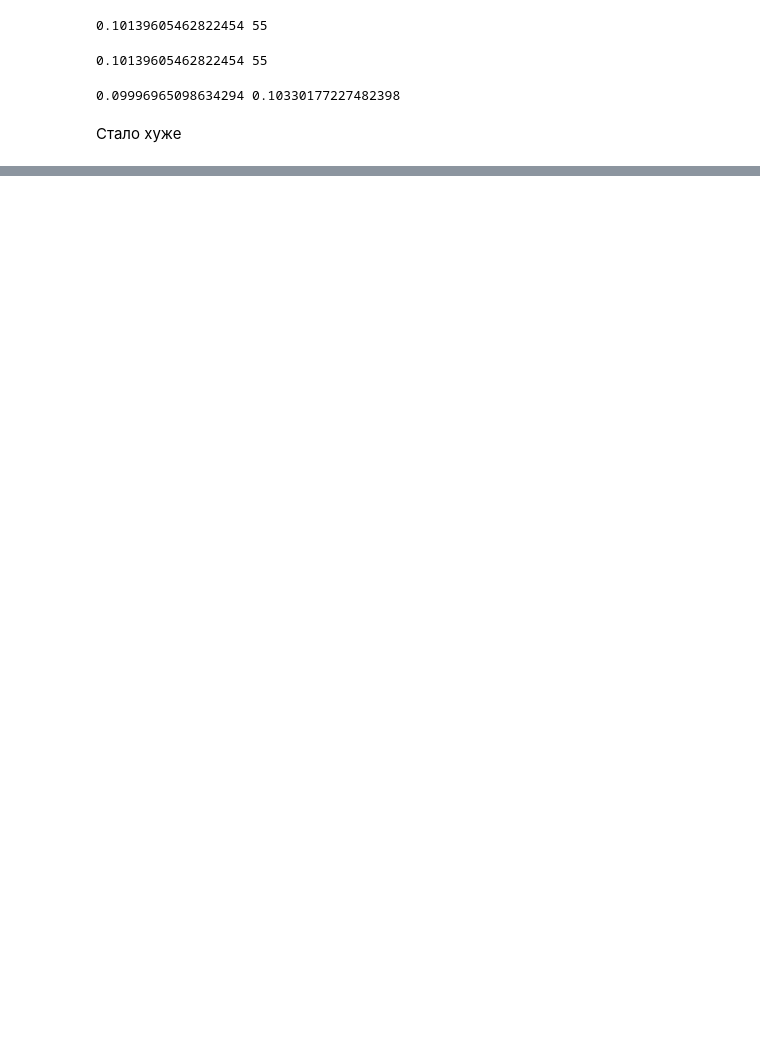
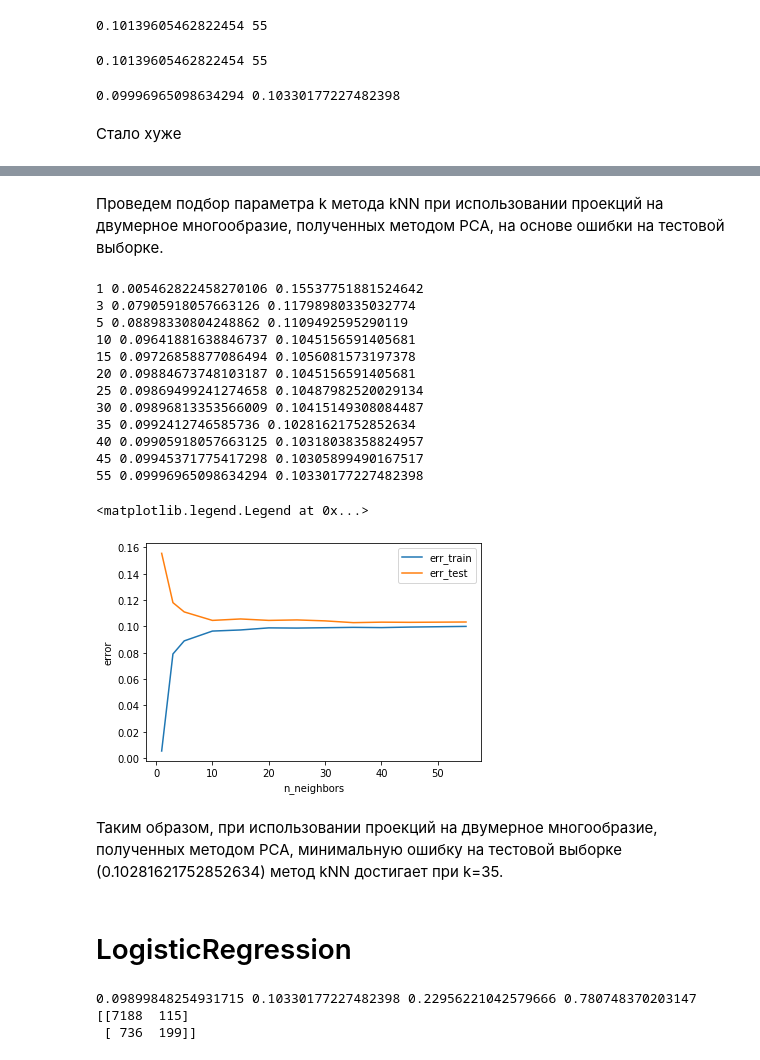
Before and after one commit to katerina394/Machine-Learning, a Jupyter notebook: Bank-marketing.ipynb, the cells around one changed output, grey strips where cells are left out. Saved outputs shown, nothing was run; the diff lists cells and outputs as text; code cells hidden in the pictures; blank space fills up the shorter version.

```diff
--- a/Bank-marketing.ipynb
+++ b/Bank-marketing.ipynb
@@ -1329,0 +1011,66 @@ plt.show()
+# %% [markdown]
+ Проведем подбор параметра k метода kNN при использовании проекций на двумерное многообразие, полученных методом PCA, на основе ошибки на тестовой выборке.
+# %%
+pca = PCA(n_components=2)
+principalComponents_train = pca.fit_transform(X_train)
+principalComponents_test = pca.fit_transform(X_test)
+nnb = [1, 3, 5, 10, 15, 20, 25, 30, 35, 40, 45, 55]
+err_train_list = []
+err_test_list = []
+for k in nnb:
+    knn = KNeighborsClassifier(n_neighbors=k)
+    knn.fit(principalComponents_train, np.array(y_train))
+    y_train_predict = knn.predict(principalComponents_train)
+    y_test_predict = knn.predict(principalComponents_test)
+
+    err_train = np.mean(y_train != y_train_predict)
+    err_test  = np.mean(y_test  != y_test_predict)
+    err_train_list.append(err_train)
+    err_test_list.append(err_test)
+    print(k, err_train, err_test)
+plt.plot(nnb, err_train_list, label='err_train')
+plt.plot(nnb, err_test_list, label='err_test')
+plt.xlabel('n_neighbors')
+plt.ylabel('error')
+plt.legend()
+# %% [output]
+1 0.005462822458270106 0.15537751881524642
+3 0.07905918057663126 0.11798980335032774
+5 0.08898330804248862 0.1109492595290119
+10 0.09641881638846737 0.1045156591405681
+15 0.09726858877086494 0.1056081573197378
+20 0.09884673748103187 0.1045156591405681
+25 0.09869499241274658 0.10487982520029134
+30 0.09896813353566009 0.10415149308084487
+35 0.0992412746585736 0.10281621752852634
+40 0.09905918057663125 0.10318038358824957
+45 0.09945371775417298 0.10305899490167517
+55 0.09996965098634294 0.10330177227482398
+<matplotlib.legend.Legend at 0x...>
+[figure, added]
+# %% [markdown]
+Таким образом, при использовании проекций на двумерное многообразие, полученных методом PCA, минимальную ошибку на тестовой выборке (0.10281621752852634) метод kNN достигает при k=35.
+# %% [markdown]
+# LogisticRegression
+# %%
+from sklearn.linear_model import LogisticRegression
+from sklearn.metrics import roc_auc_score
+
+lg = LogisticRegression(class_weight=None)
+lg.fit(X_train, y_train)
+
+y_train_predict = lg.predict(X_train)
+y_test_predict = lg.predict(X_test)
+
+err_train = np.mean(y_train != y_train_predict)
+err_test  = np.mean(y_test  != y_test_predict)
+
+conf_m_test = confusion_matrix(y_test, y_test_predict)
+N_test = conf_m_test.sum(axis=0)[0]
+P_test = conf_m_test.sum(axis=0)[1]
+balanced_err_test = (conf_m_test[1][0]/N_test + conf_m_test[0][1]/P_test)/2
+
+print(err_train, err_test, balanced_err_test, roc_auc_score(y_test, lg.predict_proba(X_test)[:, 1]), conf_m_test)
+# %% [output]
+0.09899848254931715 0.10330177227482398 0.22956221042579666 0.780748370203147 [[7188  115]
+ [ 736  199]]
```
Also changed, not shown: parts of 87 cells of this notebook.
